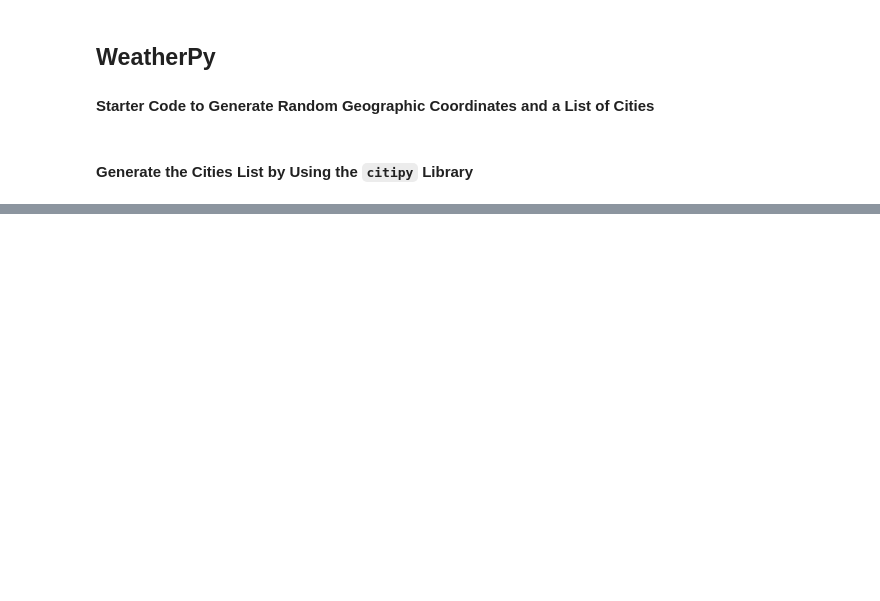
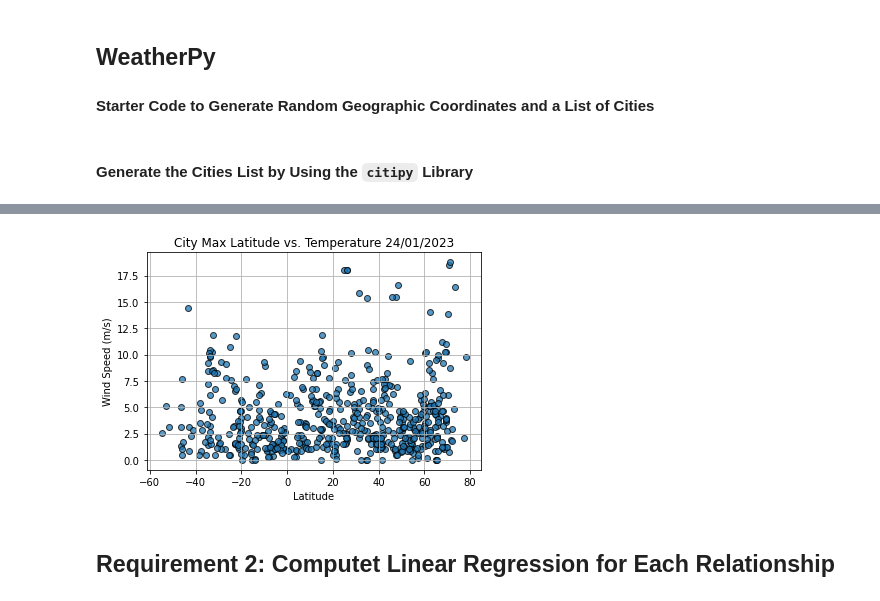
Before and after one commit to Tim-U-12/Python_API_Challenge, a Jupyter notebook: code/WeatherPy.ipynb, the cells around one changed output, grey strips where cells are left out. Cells and saved outputs as stored; diff of their text form; code cells hidden in the pictures; blank space fills up the shorter version.

```diff
--- a/code/WeatherPy.ipynb
+++ b/code/WeatherPy.ipynb
@@ -117,0 +251,22 @@ print("-----------------------------")
+# %%
+# Build the scatter plots for latitude vs. humidity
+# YOUR CODE HERE
+plt.scatter(city_data_df['Lat'], city_data_df['Wind Speed'], alpha=0.75,edgecolors="black")
+
+# Incorporate the other graph properties
+# YOUR CODE HERE
+label = f"City Max Latitude vs. Temperature {date}"
+plt.title(label=label)
+plt.ylabel("Wind Speed (m/s)")
+plt.xlabel("Latitude")
+plt.grid()
+
+# Save the figure
+plt.savefig("../output_data/Fig4.png")
+
+# Show plot
+plt.show()
+# %% [output]
+[figure, added]
+# %% [markdown]
+## Requirement 2: Computet Linear Regression for Each Relationship
```
Also changed, not shown: parts of 19 cells of this notebook, 6 other files.
